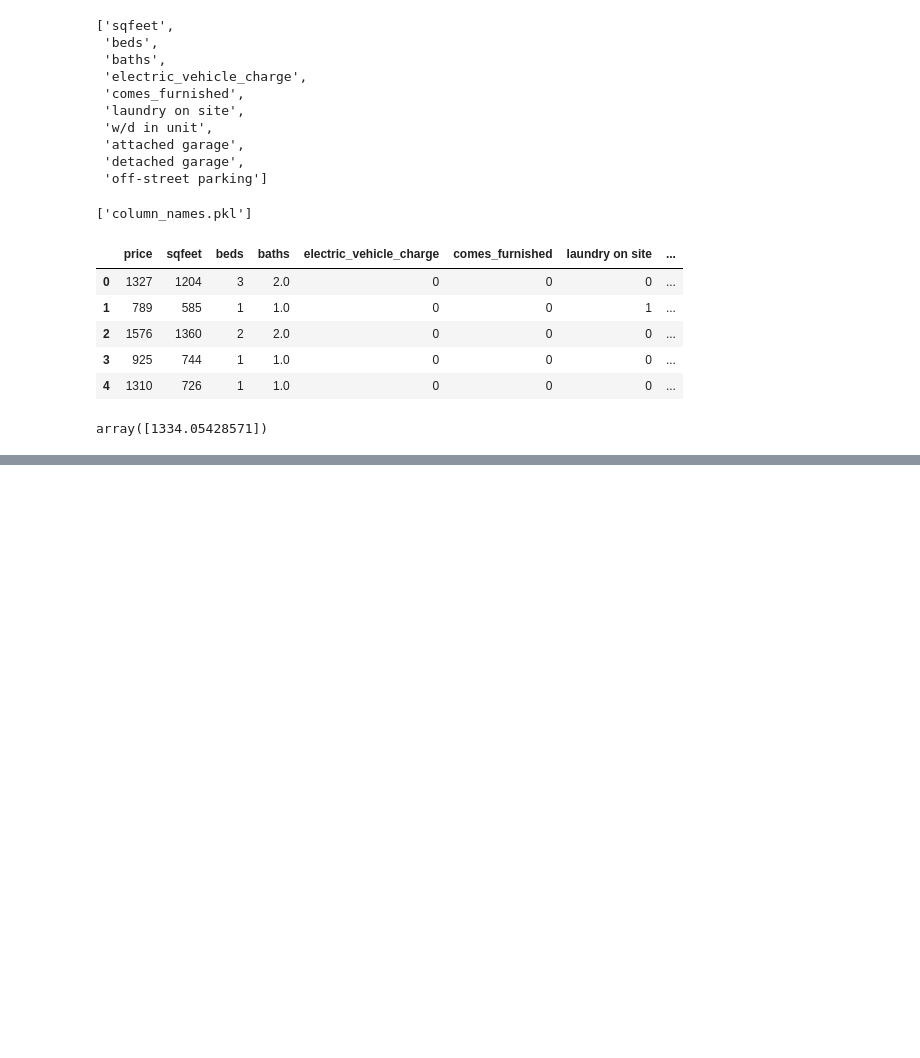
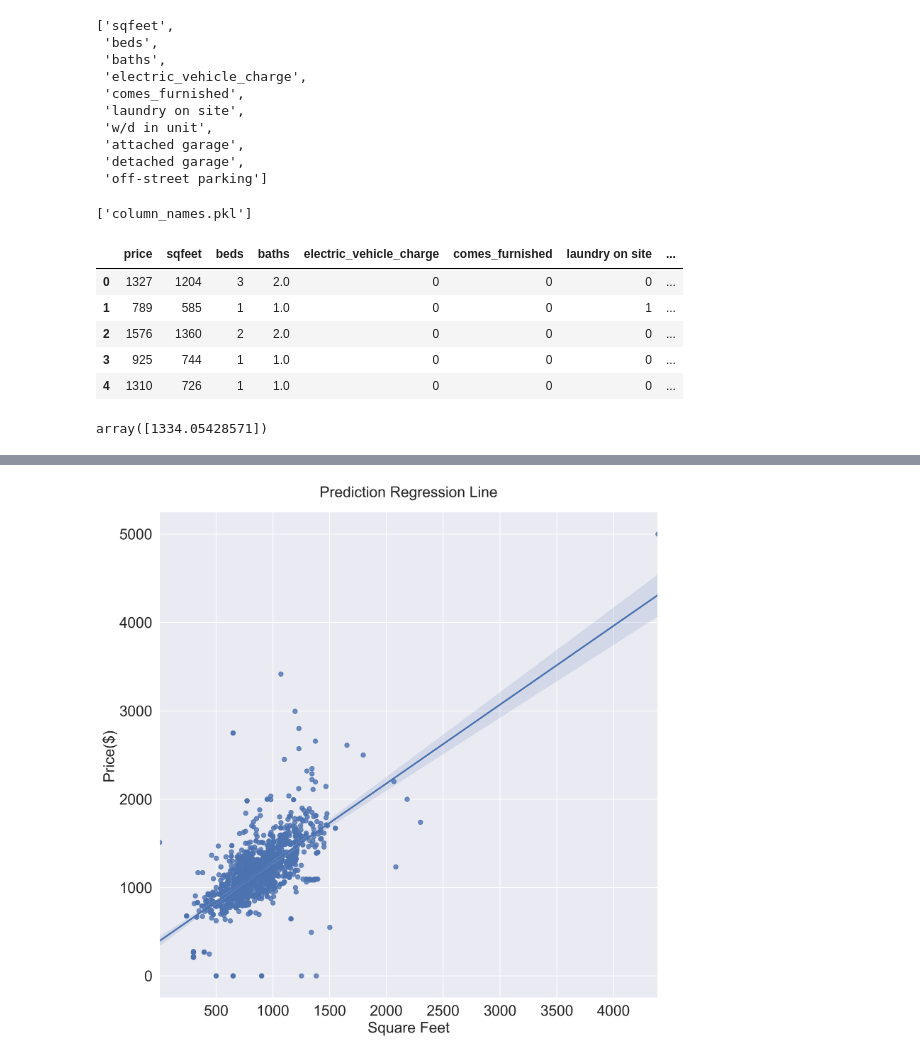
Before and after one commit to CKHarrison/phoenix-rent-predictor, a Jupyter notebook: housing.ipynb, the cells around one changed output, grey strips where cells are left out. Cells and saved outputs as stored; diff of their text form; code cells hidden in the pictures; blank space fills up the shorter version.

```diff
--- a/housing.ipynb
+++ b/housing.ipynb
@@ -1623,0 +1710,11 @@ array([1334.05428571])
+# %%
+plt.figure(figsize=(12,12), dpi=250)
+sns.regplot(x=small_df['sqfeet'], y=small_df['price'], data=small_df)
+plt.ylabel(ylabel='Price($)',fontsize=20)
+plt.xlabel(xlabel='Square Feet', fontsize=20)
+plt.yticks(fontsize=20)
+plt.xticks(fontsize=20);
+plt.title('Prediction Regression Line', fontsize=20, pad=20)
+plt.savefig('../capstone/images/regressionline.png')
+# %% [output]
+[figure, added]
```
Also changed, not shown: parts of 12 cells of this notebook, 13 other files.
